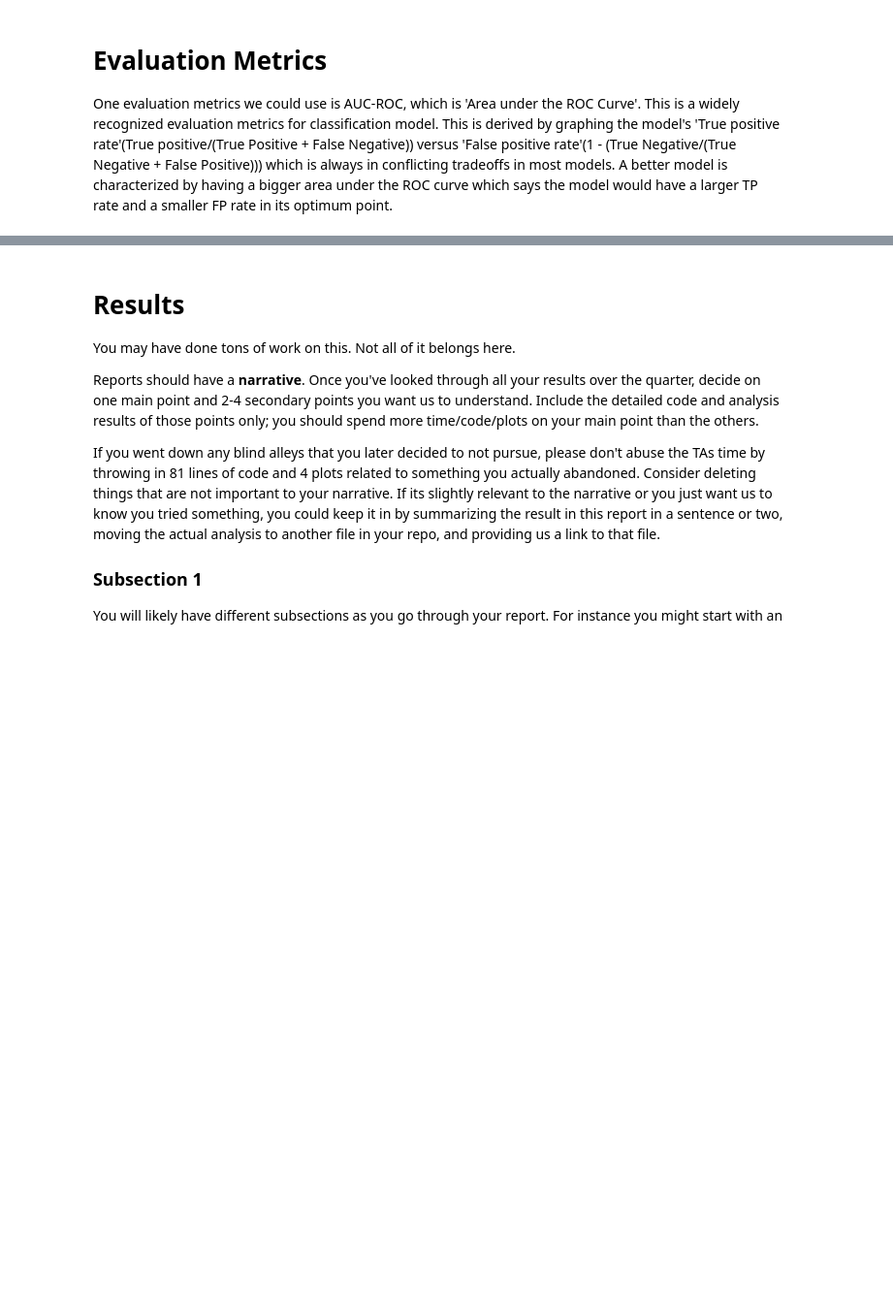
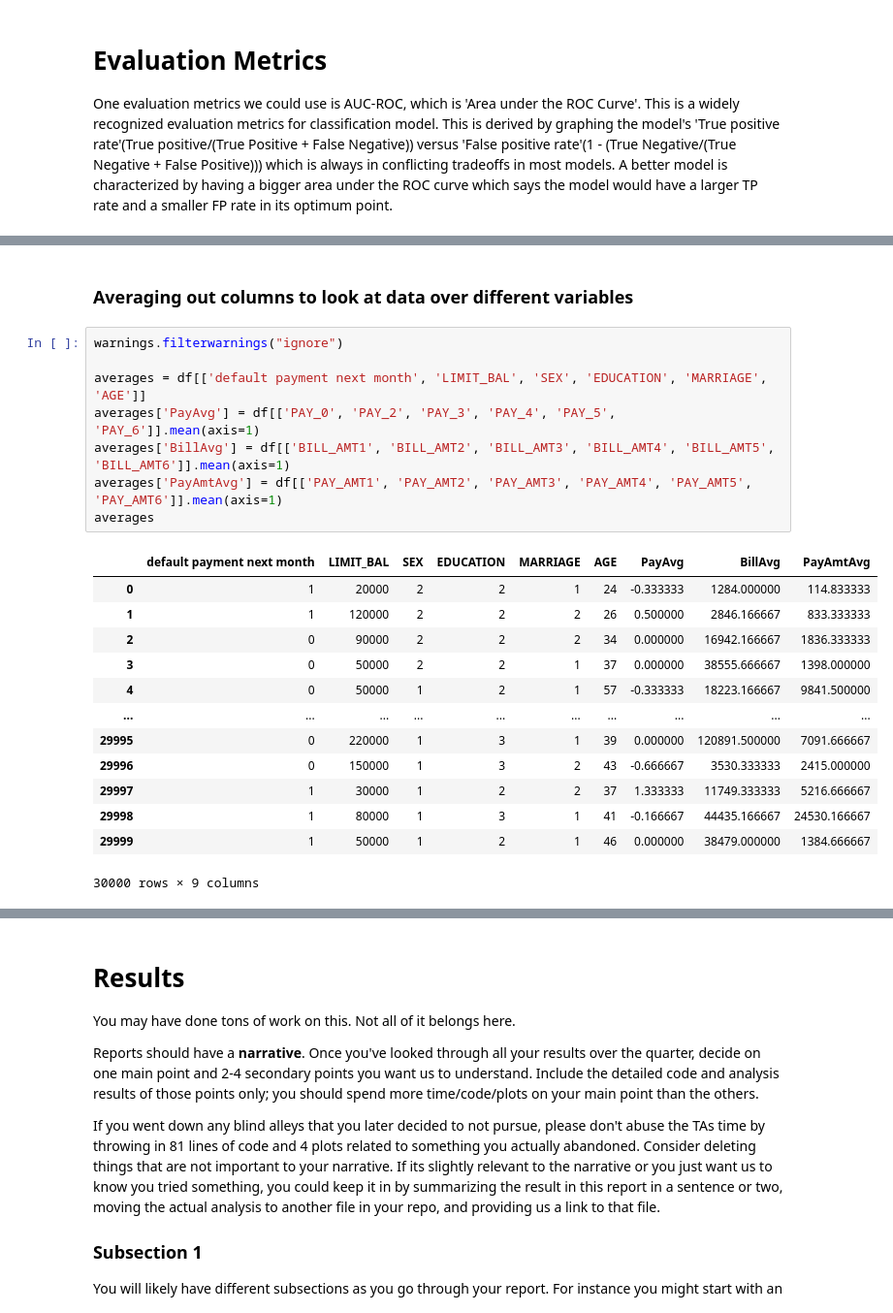
Before and after one commit to COGS118A/Group026-SP23, a Jupyter notebook: FinalProject_Group026-SP23.ipynb, the cells around one changed output, grey strips where cells are left out. Shown at 97% size. Cells and saved outputs as stored; diff of their text form; blank space fills up the shorter version.

```diff
--- a/FinalProject_Group026-SP23.ipynb
+++ b/FinalProject_Group026-SP23.ipynb
@@ -50,0 +141,24 @@ One evaluation metrics we could use is AUC-ROC, which is 'Area under the ROC Cur
+# %% [markdown]
+### Averaging out columns to look at data over different variables
+# %%
+warnings.filterwarnings("ignore")
+
+averages = df[['default payment next month', 'LIMIT_BAL', 'SEX', 'EDUCATION', 'MARRIAGE', 'AGE']]
+averages['PayAvg'] = df[['PAY_0', 'PAY_2', 'PAY_3', 'PAY_4', 'PAY_5', 'PAY_6']].mean(axis=1)
+averages['BillAvg'] = df[['BILL_AMT1', 'BILL_AMT2', 'BILL_AMT3', 'BILL_AMT4', 'BILL_AMT5', 'BILL_AMT6']].mean(axis=1)
+averages['PayAmtAvg'] = df[['PAY_AMT1', 'PAY_AMT2', 'PAY_AMT3', 'PAY_AMT4', 'PAY_AMT5', 'PAY_AMT6']].mean(axis=1)
+averages
+# %% [output]
+|  | default payment next month | LIMIT_BAL | SEX | EDUCATION | MARRIAGE | AGE | PayAvg | BillAvg | PayAmtAvg |
+| 0 | 1 | 20000 | 2 | 2 | 1 | 24 | -0.333333 | 1284.000000 | 114.833333 |
+| 1 | 1 | 120000 | 2 | 2 | 2 | 26 | 0.500000 | 2846.166667 | 833.333333 |
+| 2 | 0 | 90000 | 2 | 2 | 2 | 34 | 0.000000 | 16942.166667 | 1836.333333 |
+| 3 | 0 | 50000 | 2 | 2 | 1 | 37 | 0.000000 | 38555.666667 | 1398.000000 |
+| 4 | 0 | 50000 | 1 | 2 | 1 | 57 | -0.333333 | 18223.166667 | 9841.500000 |
+| ... | ... | ... | ... | ... | ... | ... | ... | ... | ... |
+| 29995 | 0 | 220000 | 1 | 3 | 1 | 39 | 0.000000 | 120891.500000 | 7091.666667 |
+| 29996 | 0 | 150000 | 1 | 3 | 2 | 43 | -0.666667 | 3530.333333 | 2415.000000 |
+| 29997 | 1 | 30000 | 1 | 2 | 2 | 37 | 1.333333 | 11749.333333 | 5216.666667 |
+| 29998 | 1 | 80000 | 1 | 3 | 1 | 41 | -0.166667 | 44435.166667 | 24530.166667 |
+| 29999 | 1 | 50000 | 1 | 2 | 1 | 46 | 0.000000 | 38479.000000 | 1384.666667 |
+30000 rows × 9 columns
```
Also changed, not shown: parts of 11 cells of this notebook.
